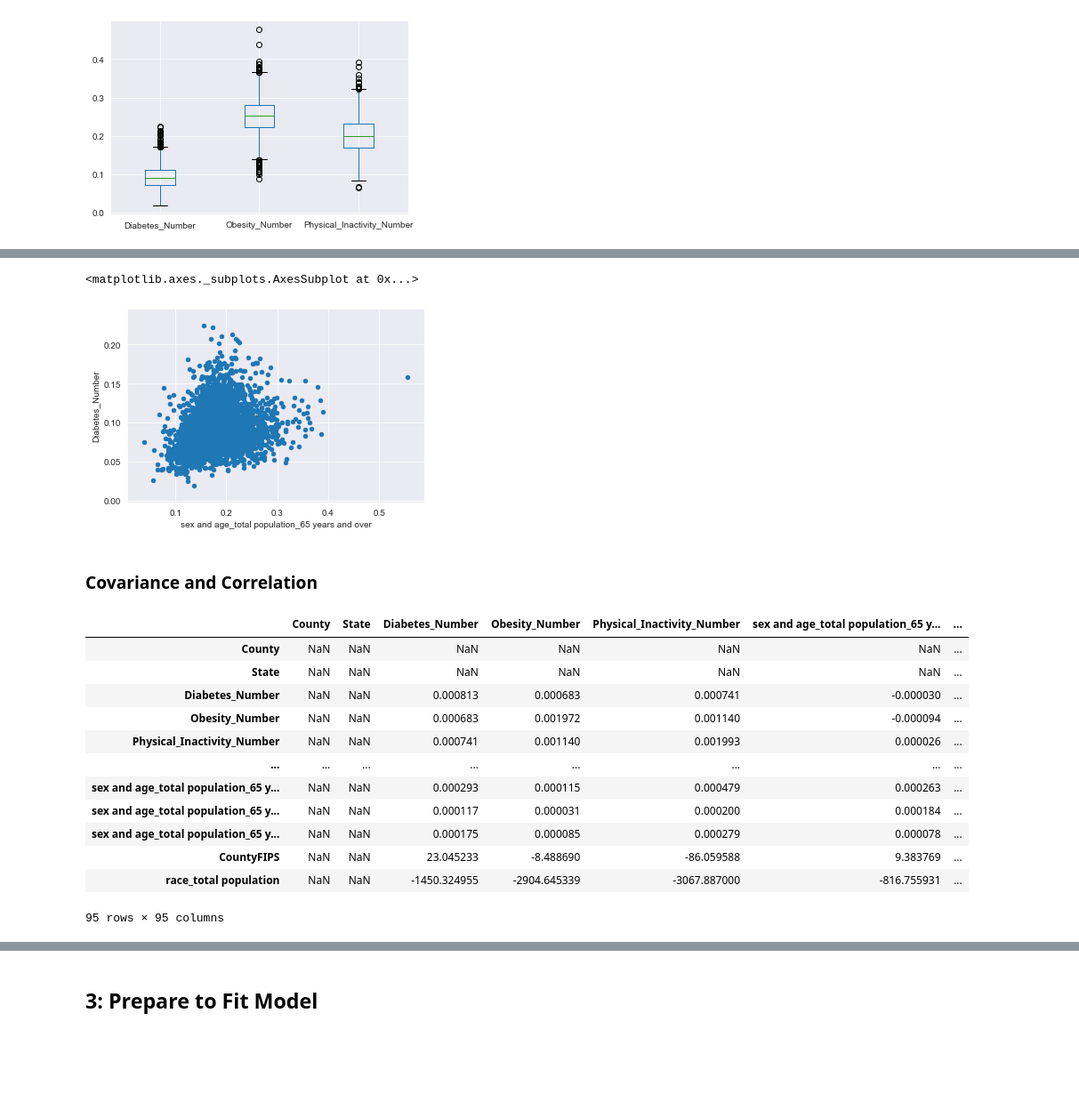
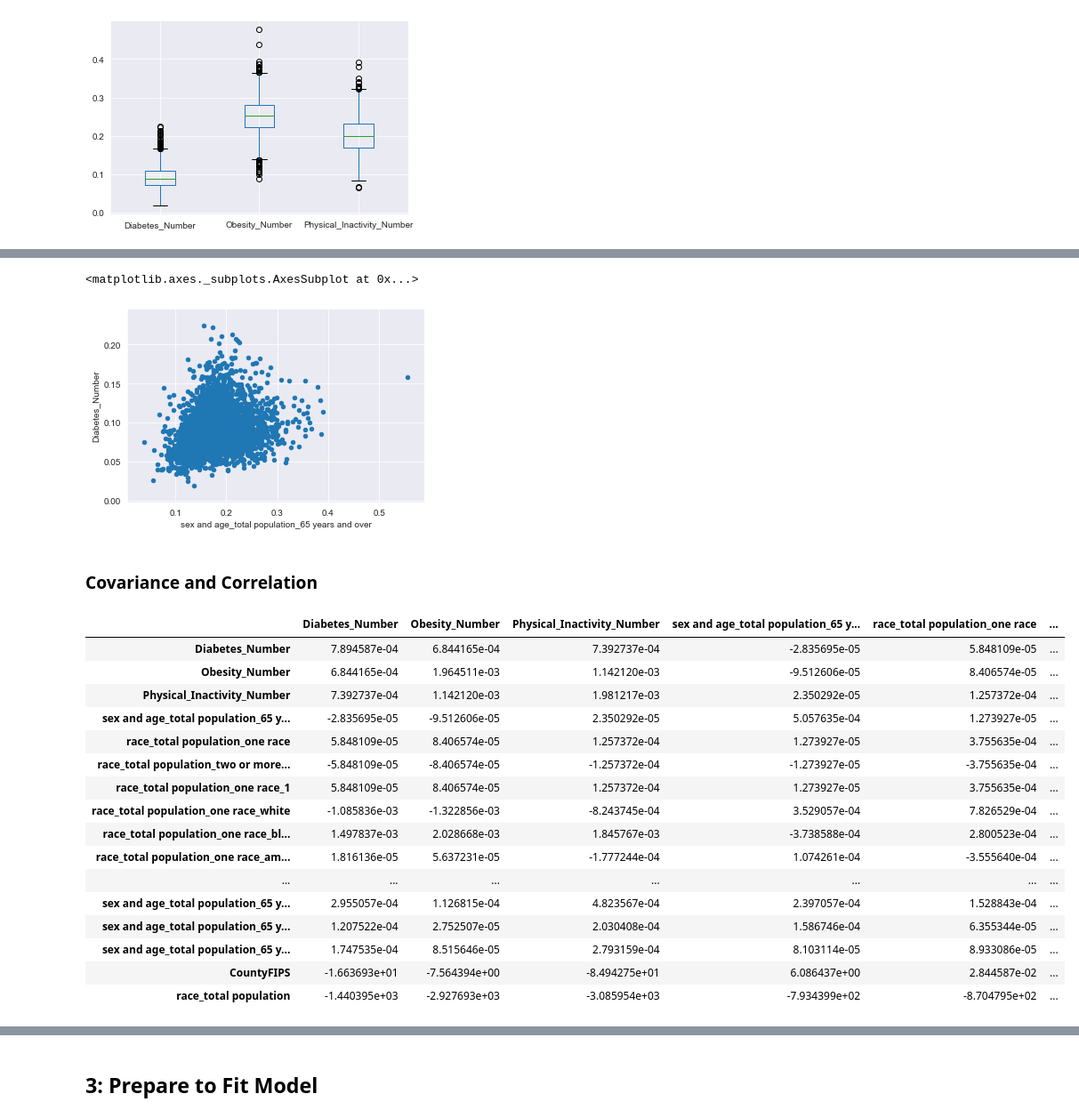
Before and after one commit to ElizabethBreen/CSS_Project2, a Jupyter notebook: Diana_Project_2.ipynb, the cells around one changed output, grey strips where cells are left out. Shown at 89% size. Saved outputs shown, nothing was run; the diff lists cells and outputs as text; code cells hidden in the pictures; blank space fills up the shorter version.

```diff
--- a/Diana_Project_2.ipynb
+++ b/Diana_Project_2.ipynb
@@ -4,7 +4,8 @@ Diana's Code:
 import numpy as np
 import datetime as dt
 import pandas as pd
-pd.set_option('display.max_columns', 999)
+pd.set_option('display.max_columns',999)
+pd.set_option('display.max_rows', 999)
 import matplotlib.pyplot as plt
 import seaborn as sns
 %matplotlib inline
@@ -78,0 +81,3 @@ Length: 95, dtype: object
+# %%
+diabetes = diabetes.drop(['County', 'State'], axis = 1)
+diabetes.head()
@@ -78,0 +91,2 @@ Length: 95, dtype: object
+# %%
+diabetes_nomiss=diabetes.dropna()
@@ -79,4 +117,4 @@ Length: 95, dtype: object
 # %%
-diabetes_normalize = diabetes.drop (["CountyFIPS", "race_total population"], axis = 1).div(diabetes['race_total population'], axis = "index")
-diabetes_normalize['CountyFIPS'] = diabetes['CountyFIPS']
-diabetes_normalize['race_total population'] = diabetes['race_total population']
+diabetes_rates = diabetes_nomiss.drop (["CountyFIPS", "race_total population"], axis = 1).div(diabetes_nomiss['race_total population'], axis = "index")
+diabetes_rates['CountyFIPS'] = diabetes_nomiss['CountyFIPS']
+diabetes_rates['race_total population'] = diabetes_nomiss['race_total population']
@@ -137,24 +179,28 @@ diabetes_normalize.plot.scatter(x='Physical_Inactivity_Number', y='Diabetes_Numb
 # %%
-diabetes_normalize.plot.scatter(x='sex and age_total population_65 years and over', y='Diabetes_Number')
+diabetes_rates.plot.scatter(x='sex and age_total population_65 years and over', y='Diabetes_Number')
 # %% [output]
 <matplotlib.axes._subplots.AxesSubplot at 0x...>
-[figure, old version]
+[figure, new version]
 # %% [markdown]
 ### Covariance and Correlation
 # %%
-diabetes_normalize.cov(min_periods=1)
+diabetes_rates.cov(min_periods=1)
 # %% [output]
-|  | County | State | Diabetes_Number | Obesity_Number | Physical_Inactivity_Number | sex and age_total population_65 y... | ... |
-| County | NaN | NaN | NaN | NaN | NaN | NaN | ... |
-| State | NaN | NaN | NaN | NaN | NaN | NaN | ... |
-| Diabetes_Number | NaN | NaN | 0.000813 | 0.000683 | 0.000741 | -0.000030 | ... |
-| Obesity_Number | NaN | NaN | 0.000683 | 0.001972 | 0.001140 | -0.000094 | ... |
-| Physical_Inactivity_Number | NaN | NaN | 0.000741 | 0.001140 | 0.001993 | 0.000026 | ... |
-| ... | ... | ... | ... | ... | ... | ... | ... |
-| sex and age_total population_65 y... | NaN | NaN | 0.000293 | 0.000115 | 0.000479 | 0.000263 | ... |
-| sex and age_total population_65 y... | NaN | NaN | 0.000117 | 0.000031 | 0.000200 | 0.000184 | ... |
-| sex and age_total population_65 y... | NaN | NaN | 0.000175 | 0.000085 | 0.000279 | 0.000078 | ... |
-| CountyFIPS | NaN | NaN | 23.045233 | -8.488690 | -86.059588 | 9.383769 | ... |
-| race_total population | NaN | NaN | -1450.324955 | -2904.645339 | -3067.887000 | -816.755931 | ... |
+|  | Diabetes_Number | Obesity_Number | Physical_Inactivity_Number | sex and age_total population_65 y... | race_total population_one race | ... |
+| Diabetes_Number | 7.894587e-04 | 6.844165e-04 | 7.392737e-04 | -2.835695e-05 | 5.848109e-05 | ... |
+| Obesity_Number | 6.844165e-04 | 1.964511e-03 | 1.142120e-03 | -9.512606e-05 | 8.406574e-05 | ... |
+| Physical_Inactivity_Number | 7.392737e-04 | 1.142120e-03 | 1.981217e-03 | 2.350292e-05 | 1.257372e-04 | ... |
+| sex and age_total population_65 y... | -2.835695e-05 | -9.512606e-05 | 2.350292e-05 | 5.057635e-04 | 1.273927e-05 | ... |
+| race_total population_one race | 5.848109e-05 | 8.406574e-05 | 1.257372e-04 | 1.273927e-05 | 3.755635e-04 | ... |
+| race_total population_two or more... | -5.848109e-05 | -8.406574e-05 | -1.257372e-04 | -1.273927e-05 | -3.755635e-04 | ... |
+| race_total population_one race_1 | 5.848109e-05 | 8.406574e-05 | 1.257372e-04 | 1.273927e-05 | 3.755635e-04 | ... |
+| race_total population_one race_white | -1.085836e-03 | -1.322856e-03 | -8.243745e-04 | 3.529057e-04 | 7.826529e-04 | ... |
+| race_total population_one race_bl... | 1.497837e-03 | 2.028668e-03 | 1.845767e-03 | -3.738588e-04 | 2.800523e-04 | ... |
+| race_total population_one race_am... | 1.816136e-05 | 5.637231e-05 | -1.777244e-04 | 1.074261e-04 | -3.555640e-04 | ... |
+| ... | ... | ... | ... | ... | ... | ... |
+| sex and age_total population_65 y... | 2.955057e-04 | 1.126815e-04 | 4.823567e-04 | 2.397057e-04 | 1.528843e-04 | ... |
+| sex and age_total population_65 y... | 1.207522e-04 | 2.752507e-05 | 2.030408e-04 | 1.586746e-04 | 6.355344e-05 | ... |
+| sex and age_total population_65 y... | 1.747535e-04 | 8.515646e-05 | 2.793159e-04 | 8.103114e-05 | 8.933086e-05 | ... |
+| CountyFIPS | -1.663693e+01 | -7.564394e+00 | -8.494275e+01 | 6.086437e+00 | 2.844587e-02 | ... |
+| race_total population | -1.440395e+03 | -2.927693e+03 | -3.085954e+03 | -7.934399e+02 | -8.704795e+02 | ... |
-95 rows × 95 columns
 # %%
```
Also changed, not shown: parts of 46 cells of this notebook.
